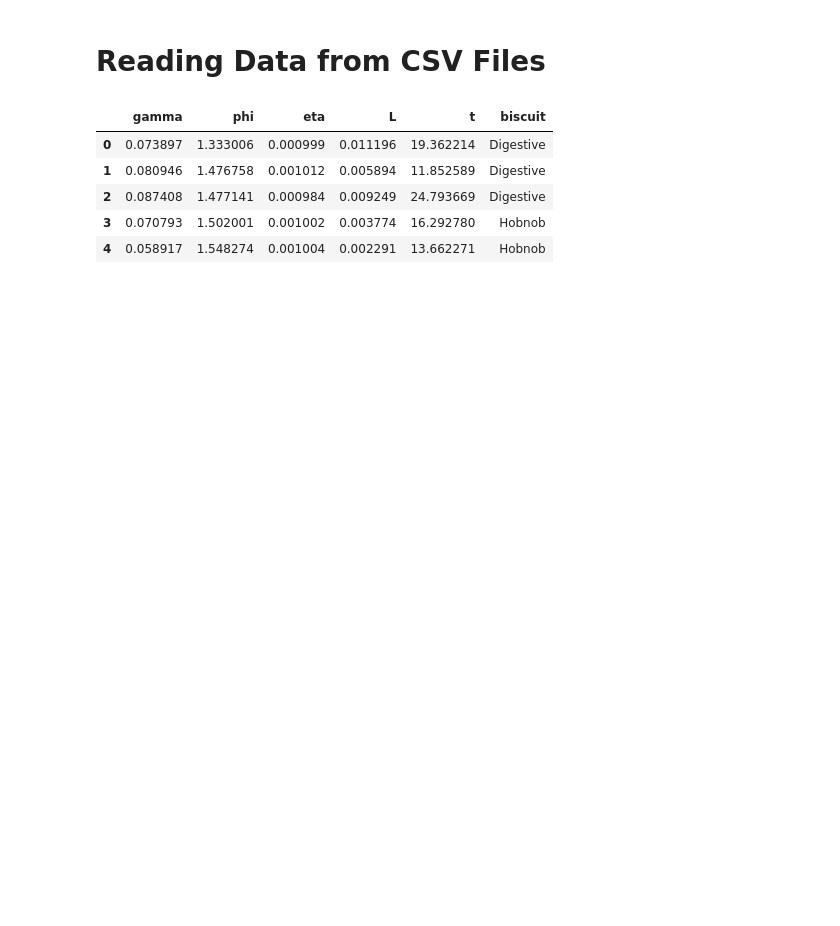
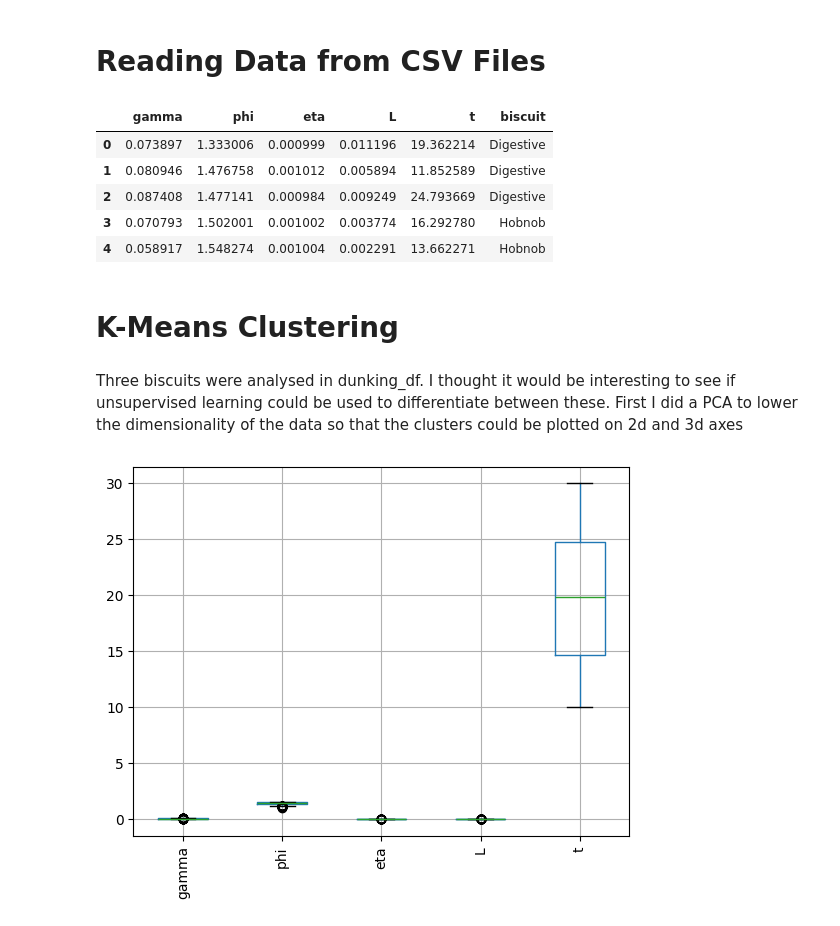
Before and after one commit to RedOffset6/biscuit_fluid_flow, a Jupyter notebook: notebooks/analysis.ipynb, the cells around one changed output. Cells and saved outputs as stored; diff of their text form; code cells hidden in the pictures; blank space fills up the shorter version.

Commit message:
Added unsupervised section to analysis notebook

```diff
--- a/notebooks/analysis.ipynb
+++ b/notebooks/analysis.ipynb
@@ -20,3 +20,7 @@ dunking_df.head()
 | 2 | 0.087408 | 1.477141 | 0.000984 | 0.009249 | 24.793669 | Digestive |
 | 3 | 0.070793 | 1.502001 | 0.001002 | 0.003774 | 16.292780 | Hobnob |
 | 4 | 0.058917 | 1.548274 | 0.001004 | 0.002291 | 13.662271 | Hobnob |
+# %% [markdown]
+# K-Means Clustering
+# %% [markdown]
+Three biscuits were analysed in dunking_df. I thought it would be interesting to see if unsupervised learning could be used to differentiate between these. First I did a PCA to lower the dimensionality of the data so that the clusters could be plotted on 2d and 3d axes
@@ -22,0 +31,5 @@ dunking_df.head()
+# %%
+pd.DataFrame(dunking_df).boxplot(rot=90);
+plt.show()
+# %% [output]
+[figure, added]
```
Also changed, not shown: parts of 13 cells of this notebook.
